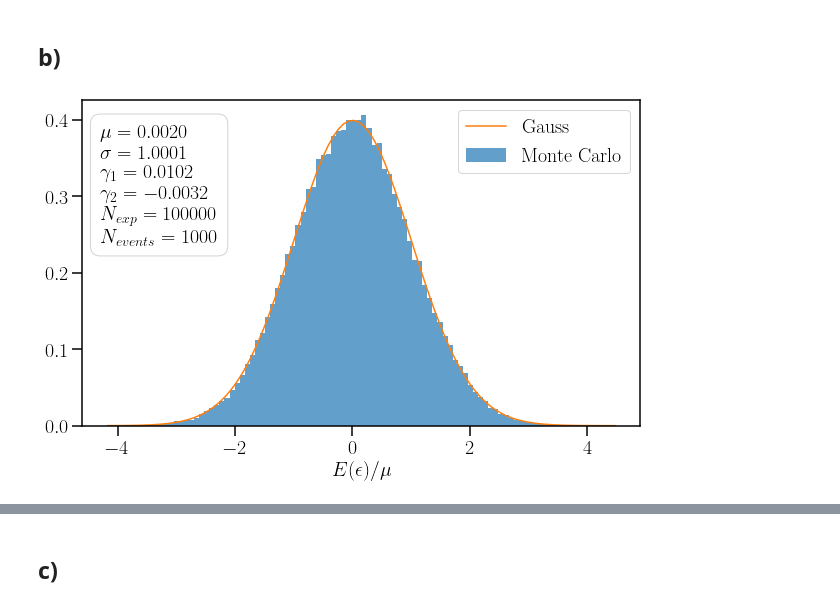
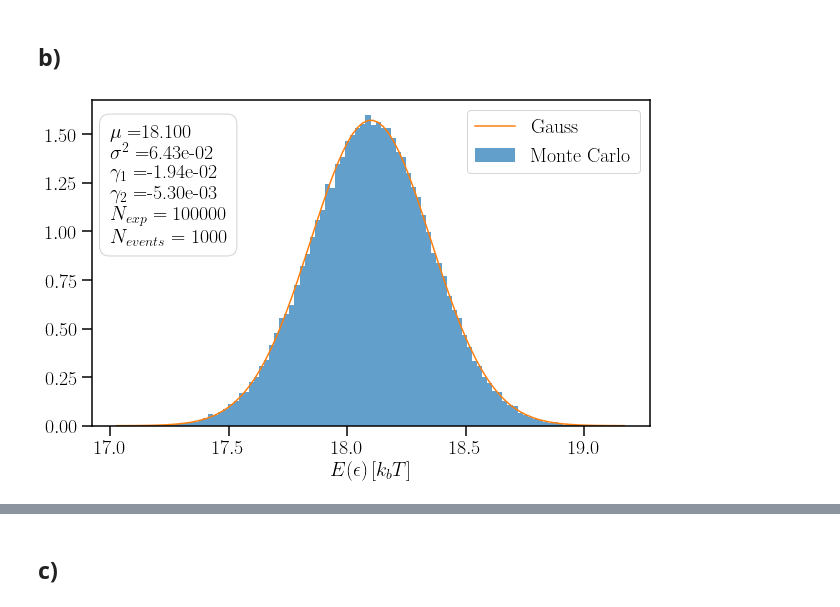
Before and after one commit to Nayaqs/stats, a Jupyter notebook: FinalProject-Andres.ipynb, the cells around one changed output, grey strips where cells are left out. Saved outputs shown, nothing was run; the diff lists cells and outputs as text; code cells hidden in the pictures.

```diff
--- a/FinalProject-Andres.ipynb
+++ b/FinalProject-Andres.ipynb
@@ -121,14 +162 @@ def MCgen(pdf, xmin, xmax,ymax, N):
-# %%
-def MCgenFix(pdf, xmin, xmax, ymax , N):
-    p = 1/((xmax-xmin)*ymax) # Probability that an event is recorded
-    Nrand = int(N/(p-0.001))
-    ok = 0
-    while ok == 0 :
-        x = np.random.rand(Nrand)*(xmax-xmin) + xmin
-        y = np.random.rand(Nrand)*ymax
-        data = x[np.where(y<=pdf(x))]
-        if len(data)>=N:
-            ok = 1
-    data = data[:N]
-    return data
 # %%
@@ -262,27 +265,30 @@ for n in range(Nexp):
+# %%
+Nexp2 = int(1e5)
+Nevents2 = int(1e3)
+mean_events2 = np.array([MCgenFix(Nevents2).mean() for exp in range(Nexp2)])
 # %%
-SS = np.array(sum_events - Nevents*mean_quad[0])/(np.sqrt(Nevents*var_quad[0]))
-Smean = SS.mean()
-Sstd = SS.std()
-Sskew = stats.skew(SS)
-Skurt = stats.kurtosis(SS,fisher=True)
+mean2 = mean_events2.mean()
+var2 = mean_events2.var()
+skew2 = stats.skew(mean_events2)
+kurt2 = stats.kurtosis(mean_events2,fisher=True)
 
 
-plt.hist(SS,100,density=True,label='Monte Carlo',alpha=0.7)
-plt.figtext(0.15,0.55, '$\mu = %0.4f$'%Smean+
-            '\n$\sigma = %0.4f$'%Sstd+
-            '\n$\gamma_1 = %0.4f$'%Sskew+
-            '\n$\gamma_2 = %0.4f$'%Skurt+
-            '\n$N_{exp} = %i$'%Nexp+
-            '\n$N_{events} = %i$'%Nevents
+plt.hist(mean_events2,100,density=True,label='Monte Carlo',alpha = 0.7 )
+plt.figtext(0.15,0.55, '$\mu = $%0.3f'%mean2+
+            '\n$\sigma^2 = $%0.2e'%var2+
+            '\n$\gamma_1 = $%0.2e'%skew2+
+            '\n$\gamma_2 = $%0.2e'%kurt2+
+            '\n$N_{exp} = %i$'%Nexp2+
+            '\n$N_{events} = %i$'%Nevents2
             ,bbox=dict(facecolor='white', edgecolor='lightgrey', boxstyle='round', pad=0.5))
 
-def gauss(x, mu, sigma):
-    return np.exp(-(x-mu)**2/(2*sigma**2))/(sigma*np.sqrt(2*np.pi))
-xx = np.linspace(SS.min(),SS.max(),100)
-plt.plot(xx,gauss(xx,Smean,Sstd), label = 'Gauss')
+xx = np.linspace(mean_events2.min(),mean_events2.max(),100)
+plt.plot(xx,gauss(xx,mean2,np.sqrt(var2)), label = 'Gauss')
 
-plt.xlabel(r'$E(\epsilon)/\mu$')
+plt.xlabel(r'$E(\epsilon)\, [k_b T]$')
 plt.legend()
 plt.show()
+
+del xx
 # %% [output]
-[figure, old version]
+[figure, new version]
```
Also changed, not shown: parts of 112 cells of this notebook.
